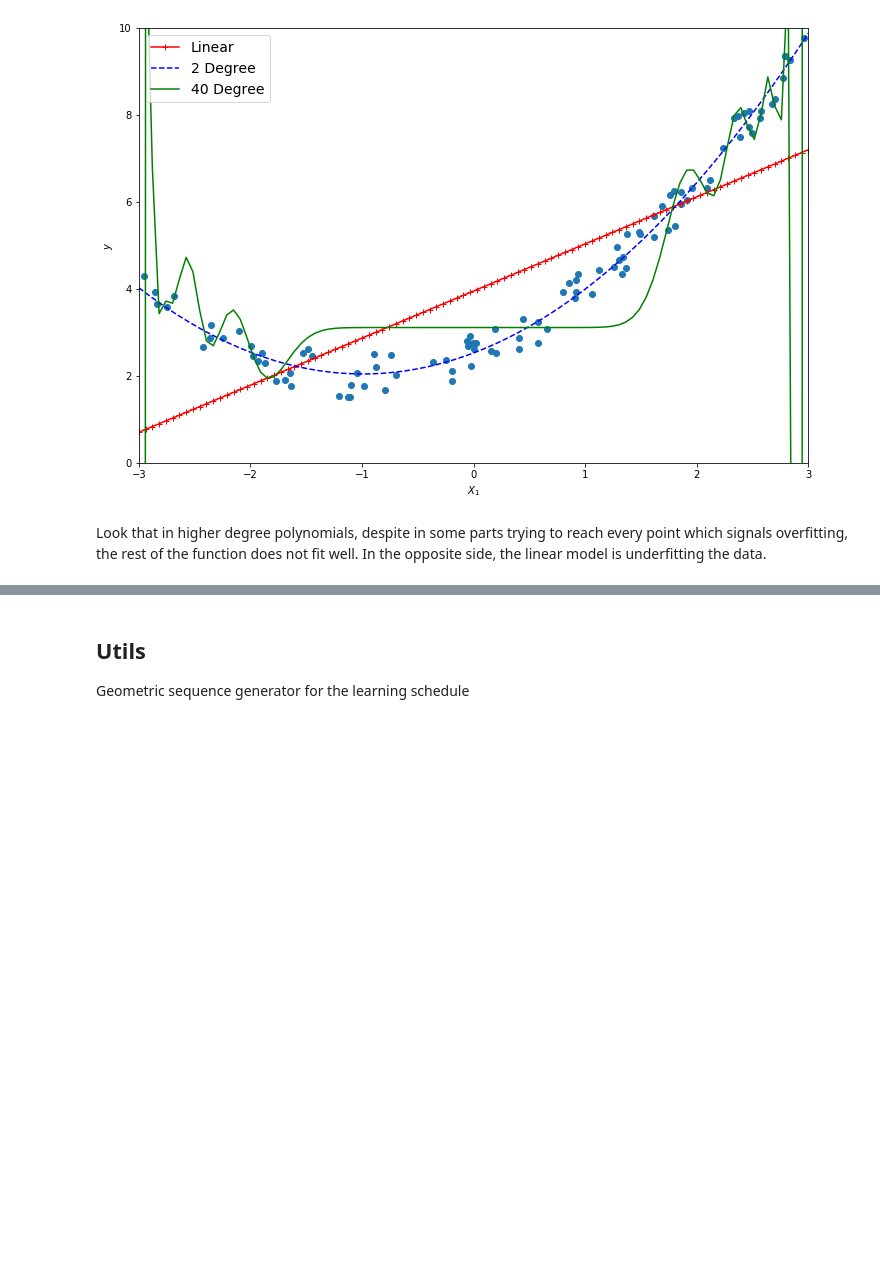
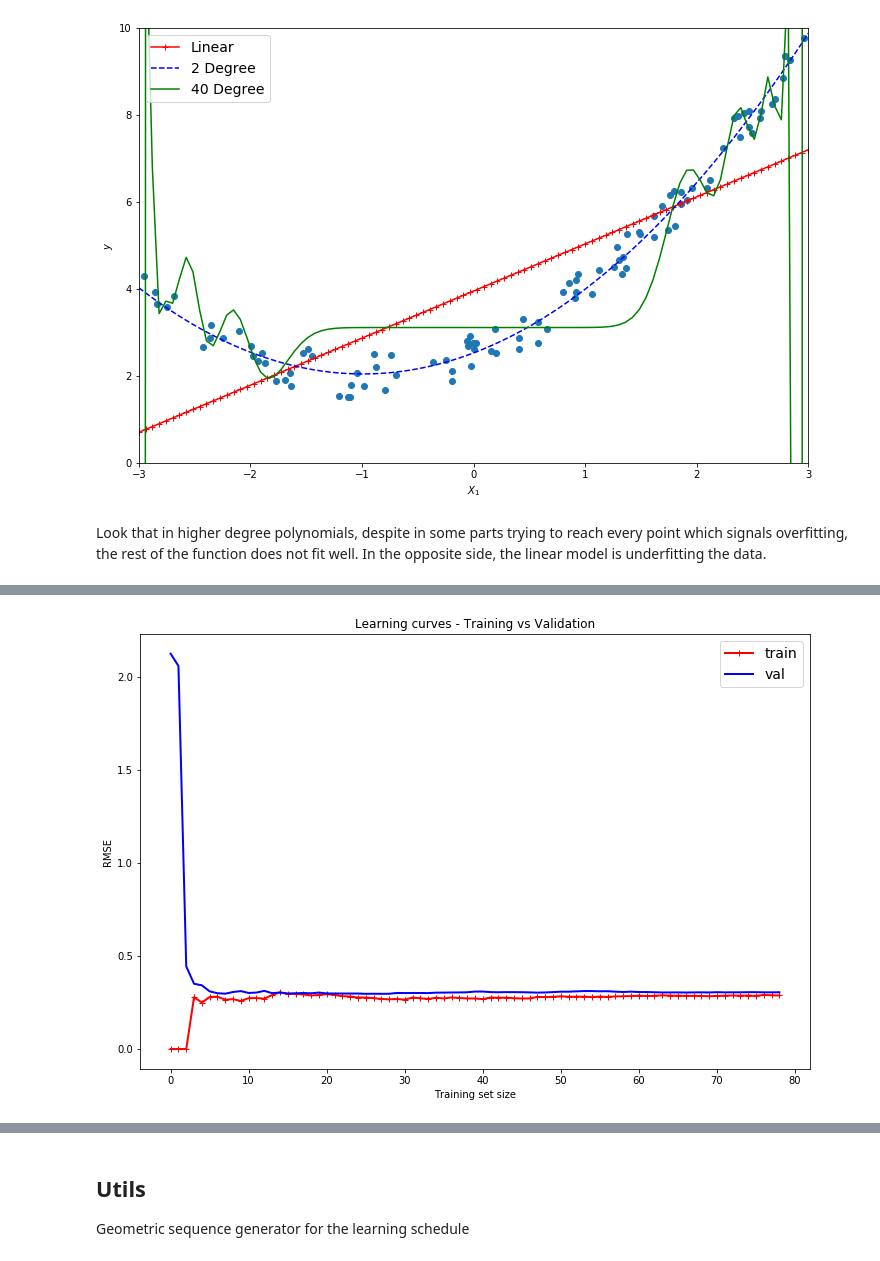
Before and after one commit to Ohtar10/ml-python, a Jupyter notebook: ch04/Training Models.ipynb, the cells around one changed output, grey strips where cells are left out. Cells and saved outputs as stored; diff of their text form; code cells hidden in the pictures; blank space fills up the shorter version.

```diff
--- a/ch04/Training Models.ipynb
+++ b/ch04/Training Models.ipynb
@@ -571,0 +624,4 @@ Look that in higher degree polynomials, despite in some parts trying to reach ev
+# %%
+plot_learning_curves(lin_reg, X_poly, y)
+# %% [output]
+[figure, added]
```
Also changed, not shown: parts of 17 cells of this notebook.
